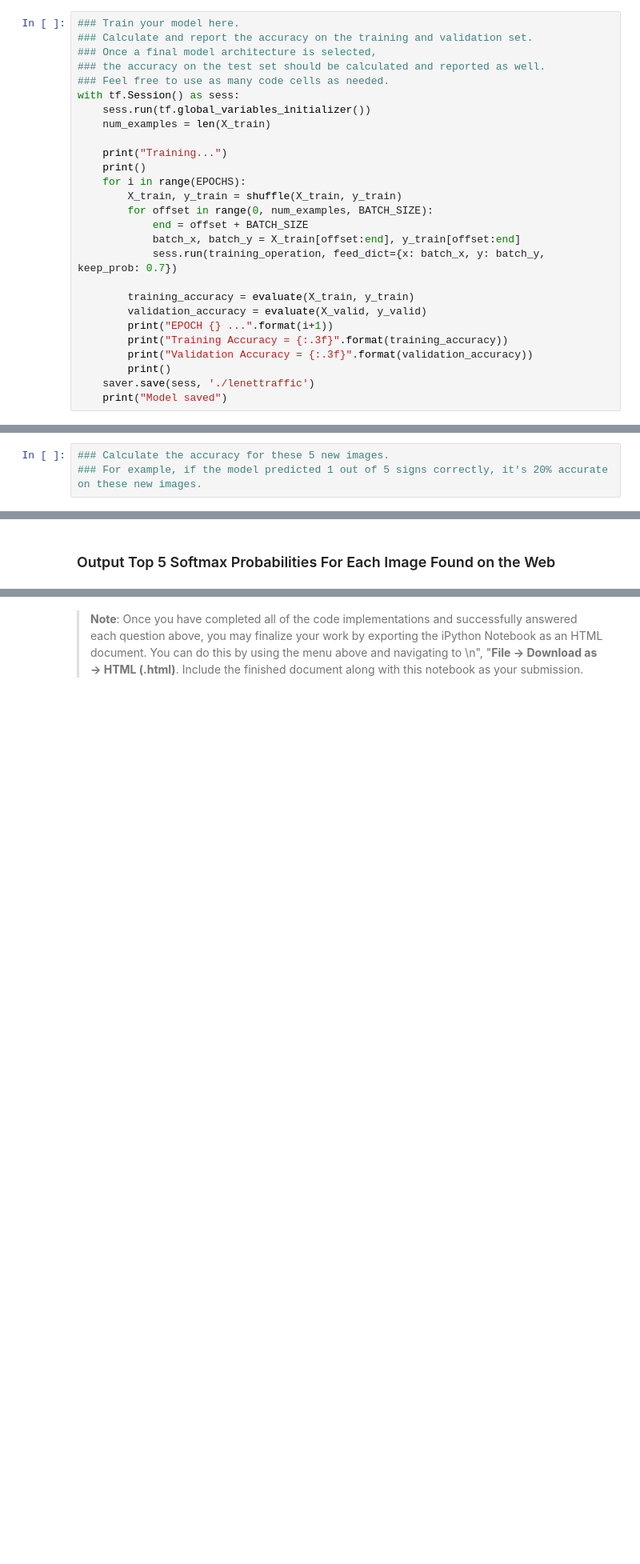
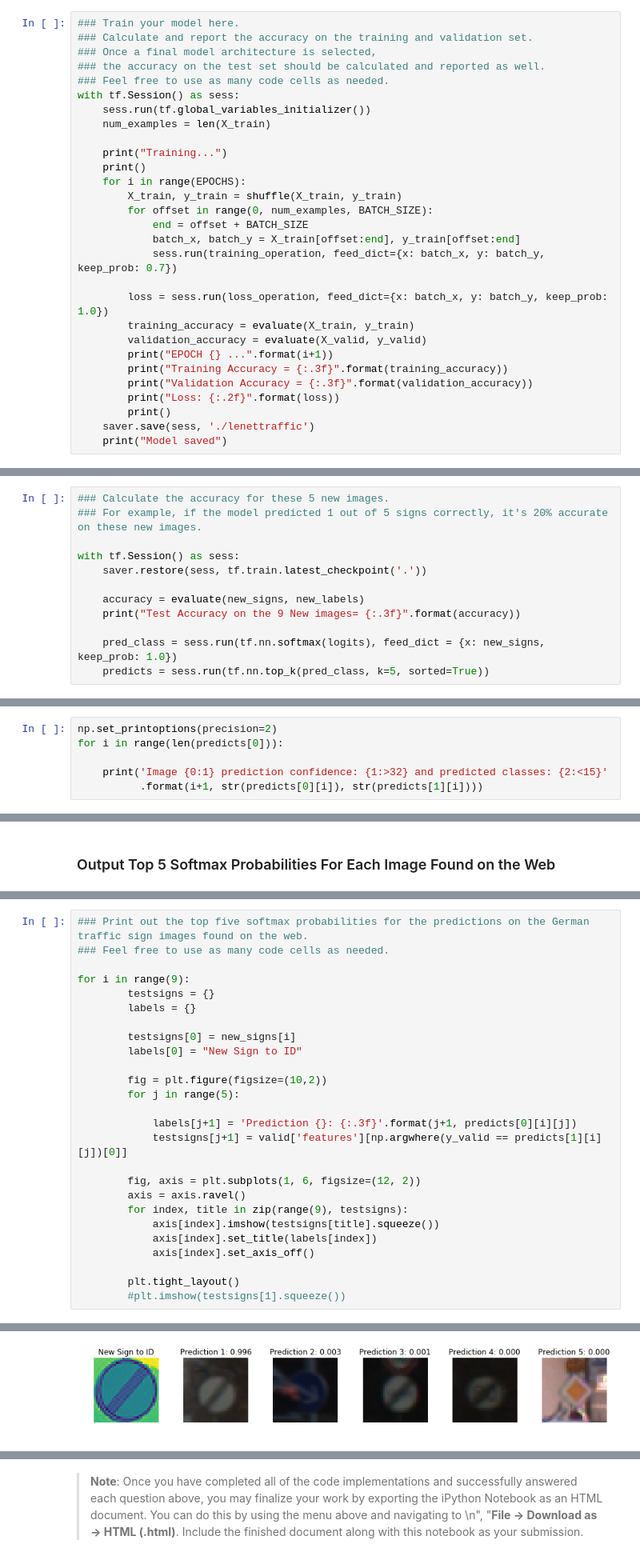
Before and after one commit to rameshmisra/CarND1_Project2, a Jupyter notebook: Traffic_Sign_Classifier.ipynb, the cells around one changed output, grey strips where cells are left out. Shown at 80% size. Drawn from its saved outputs; the diff is of its cells as text; blank space fills up the shorter version.

```diff
--- a/Traffic_Sign_Classifier.ipynb
+++ b/Traffic_Sign_Classifier.ipynb
@@ -353,11 +368,13 @@ with tf.Session() as sess:
             batch_x, batch_y = X_train[offset:end], y_train[offset:end]
             sess.run(training_operation, feed_dict={x: batch_x, y: batch_y, keep_prob: 0.7})
 
+        loss = sess.run(loss_operation, feed_dict={x: batch_x, y: batch_y, keep_prob: 1.0})
         training_accuracy = evaluate(X_train, y_train)
         validation_accuracy = evaluate(X_valid, y_valid)
         print("EPOCH {} ...".format(i+1))
         print("Training Accuracy = {:.3f}".format(training_accuracy))
         print("Validation Accuracy = {:.3f}".format(validation_accuracy))
+        print("Loss: {:.2f}".format(loss))
         print()
     saver.save(sess, './lenettraffic')
     print("Model saved")
@@ -439,3 +470,12 @@ new_signs = (new_signs_gray - 128.)/128.
 # %%
 ### Calculate the accuracy for these 5 new images.
 ### For example, if the model predicted 1 out of 5 signs correctly, it's 20% accurate on these new images.
+
+with tf.Session() as sess:
+    saver.restore(sess, tf.train.latest_checkpoint('.'))
+
+    accuracy = evaluate(new_signs, new_labels)
+    print("Test Accuracy on the 9 New images= {:.3f}".format(accuracy))
+
+    pred_class = sess.run(tf.nn.softmax(logits), feed_dict = {x: new_signs, keep_prob: 1.0})
+    predicts = sess.run(tf.nn.top_k(pred_class, k=5, sorted=True))
@@ -441,0 +484,6 @@ new_signs = (new_signs_gray - 128.)/128.
+# %%
+np.set_printoptions(precision=2)
+for i in range(len(predicts[0])):
+
+    print('Image {0:1} prediction confidence: {1:>32} and predicted classes: {2:<15}'
+          .format(i+1, str(predicts[0][i]), str(predicts[1][i])))
@@ -484,0 +540,27 @@ Looking just at the first row we get `[ 0.34763842,  0.24879643,  0.12789202]`,
+# %%
+### Print out the top five softmax probabilities for the predictions on the German traffic sign images found on the web.
+### Feel free to use as many code cells as needed.
+
+for i in range(9):
+        testsigns = {}
+        labels = {}
+
+        testsigns[0] = new_signs[i]
+        labels[0] = "New Sign to ID"
+
+        fig = plt.figure(figsize=(10,2))
+        for j in range(5):
+
+            labels[j+1] = 'Prediction {}: {:.3f}'.format(j+1, predicts[0][i][j])
+            testsigns[j+1] = valid['features'][np.argwhere(y_valid == predicts[1][i][j])[0]]
+
+        fig, axis = plt.subplots(1, 6, figsize=(12, 2))
+        axis = axis.ravel()
+        for index, title in zip(range(9), testsigns):
+            axis[index].imshow(testsigns[title].squeeze())
+            axis[index].set_title(labels[index])
+            axis[index].set_axis_off()
+
+        plt.tight_layout()
+        #plt.imshow(testsigns[1].squeeze())
+# %% [output]
@@ -484,0 +568 @@ Looking just at the first row we get `[ 0.34763842,  0.24879643,  0.12789202]`,
+[figure, added]
```
Also changed, not shown: parts of 15 cells of this notebook.
